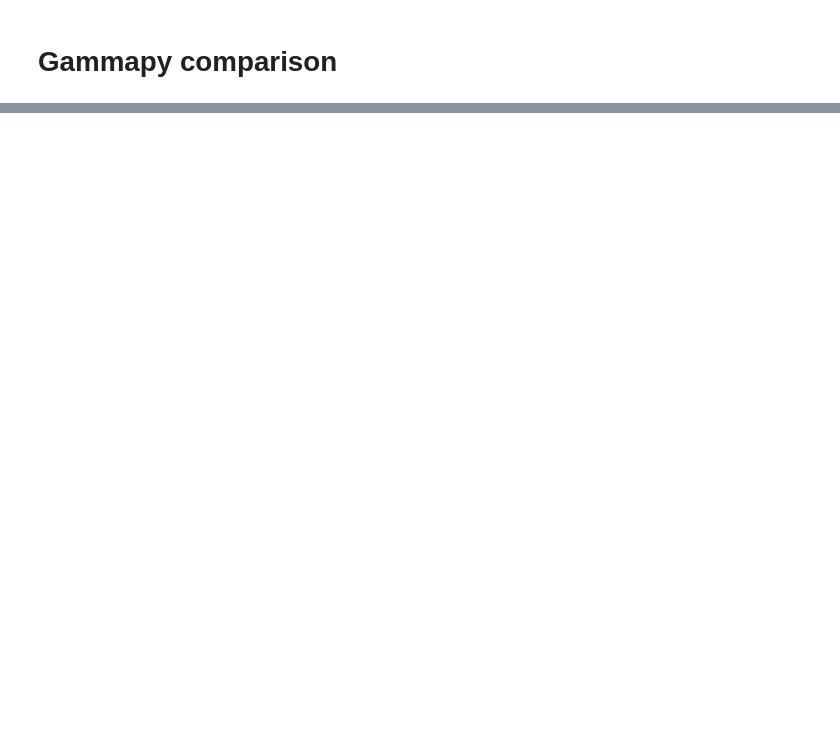
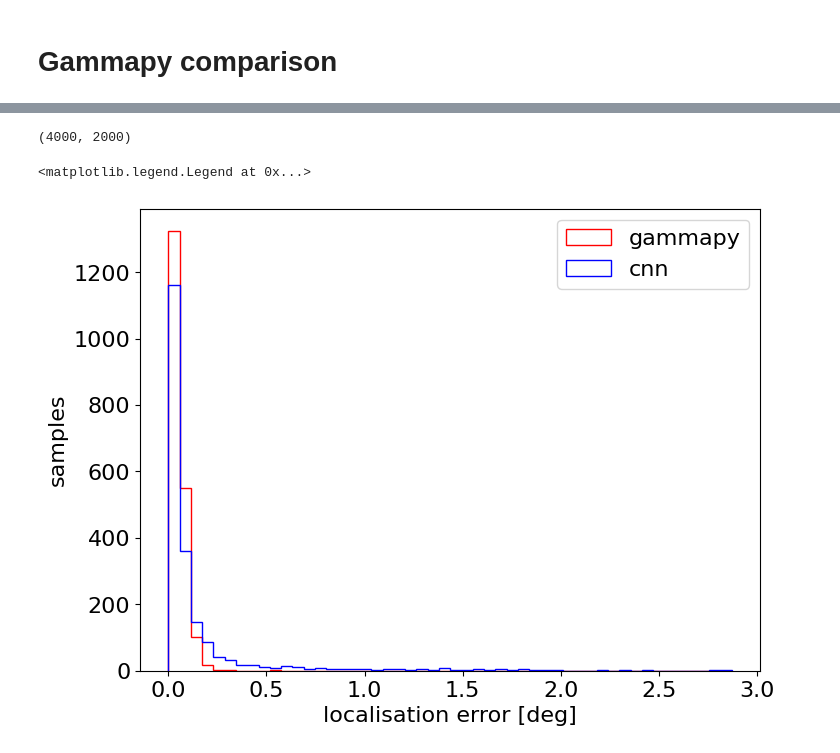
Before and after one commit to ambra-dipiano/astroAI, a Jupyter notebook: astroai/notebooks/cnn-regressor.ipynb, the cells around one changed output, grey strips where cells are left out. Cells and saved outputs as stored; diff of their text form; code cells hidden in the pictures; blank space fills up the shorter version.

```diff
--- a/astroai/notebooks/cnn-regressor.ipynb
+++ b/astroai/notebooks/cnn-regressor.ipynb
@@ -62,7 +63,7 @@ row
 # %%
 import tensorflow as tf
 
-savename = 'regressor_5sgm_filter2_2convs'
+savename = 'regressor_FINAL_5sgm_filter6_4convs_z20_xy_flip'
 model = tf.keras.models.load_model(f'../models/cnn_regressor/{savename}.keras')
 model.summary()
 # %% [output]
@@ -255,17 +295,21 @@ ax.legend()
 # Compare with cleaned model
 # %%
 # dataset
-if 'CLEAN' not in mapsname:
-    mapsname = mapsname.replace('.npy', '_CLEAN.npy')
-ds = np.load(mapsname, allow_pickle=True, encoding='latin1', fix_imports=True).flat[0]
-
+if 'CLEAN' not in dataset:
+    dataset = dataset.replace('.npy', '_CLEAN.npy')
+if '.pickle' in table:
+    with open(dataset,'rb') as f: ds = pickle.load(f)
+    infotable = join(path, table.replace('.pickle', '.dat'))
+elif '.npy' in table:
+    ds = np.load(dataset, allow_pickle=True, encoding='latin1', fix_imports=True).flat[0]
+    infotable = join(path, table.replace('.npy', '.dat'))
 # split data
 train_data, train_labels, test_data, test_labels = split_regression_dataset(ds, split=80, reshape=True,
                                                                             binning=binning)
 # load model
 if 'CLEAN' not in savename:
     savename = savename + '_CLEAN'
-model = tf.keras.models.load_model(f'../models/cnn_regressor/{savename}.keras')
+    model = tf.keras.models.load_model(f'../models/cnn_regressor/{savename}.keras')
 model.summary()
 
 # predictions
@@ -325,6 +395,6 @@ ax.legend()
 # %% [markdown]
 # Gammapy comparison
 # %%
-gammafile = f'{root}/map_200x200_randomEXP_gp/randomIRF.txt'
+gammafile = f'{path}/regressor_5sgm_exp30m_z20_xy_flip_gammapy_2000sz.txt'
 gammadata = pd.read_csv(gammafile, sep=' ', header=0).sort_values(by=['seed'])
 gammadata.head()
@@ -347,17 +424,28 @@ for i, seed in enumerate(seeds):
     err.append(true_sky.separation(found_sky))
 
 err_gamma = [e.degree for e in err]
-len(err_gamma)
+len(err_noisy), len(err_gamma)
+# %% [output]
+(4000, 2000)
 # %%
 data = (err_noisy, err_clean, err_gamma)
+data = (err_noisy[2000:], err_gamma)
 
+fig = plt.figure(figsize=(8, 6))
 ax = plt.subplot()
-colors = ['red', 'blue', 'green']
+colors = ['blue', 'red', 'green']
+colors = ['blue', 'red']
+fs=16
 
 # cumulative counts hist
-ax.set_title('reconstruction error')
-ax.hist(data, 50, density=False, histtype='step', color=colors, label=['noisy', 'cleaned', 'gamma'])
-ax.set_ylabel('samples')
-ax.set_xlabel('on-sky separation (deg)')
+#ax.set_title('reconstruction error', fontsize=fs*1.5)
+#ax.hist(data, 50, density=False, histtype='step', color=colors, label=['noisy', 'cleaned', 'gamma'])
+ax.hist(data, 50, density=False, histtype='step', color=colors, label=['cnn', 'gammapy'])
+ax.set_ylabel('samples', fontsize=fs)
+ax.set_xlabel('localisation error [deg]', fontsize=fs)
+ax.tick_params(axis='both', labelsize=fs)
 #ax.set_xscale('log')
-ax.legend()
+ax.legend(fontsize=fs)
+# %% [output]
+<matplotlib.legend.Legend at 0x...>
+[figure, added]
```
Also changed, not shown: parts of 20 cells of this notebook, 2 other files.
